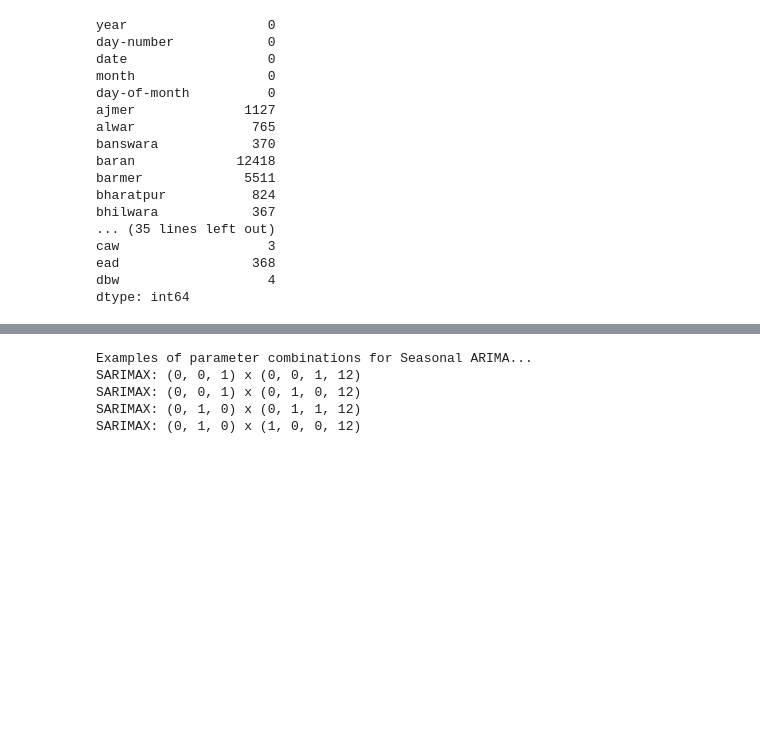
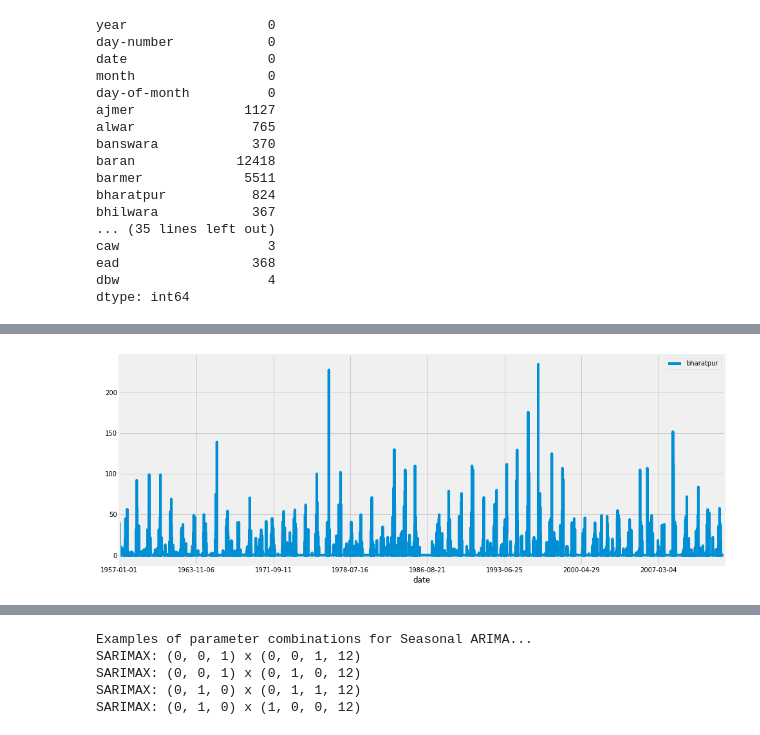
Before and after one commit to dev-essbee/rainfall-analysis, a Jupyter notebook: notebooks/Arima_B.ipynb, the cells around one changed output, grey strips where cells are left out. Cells and saved outputs as stored; diff of their text form; code cells hidden in the pictures; blank space fills up the shorter version.

```diff
--- a/notebooks/Arima_B.ipynb
+++ b/notebooks/Arima_B.ipynb
@@ -75,0 +112,5 @@ plt.show()
+# %%
+bharatpur.plot(figsize=(15, 6))
+plt.show()
+# %% [output]
+[figure, added]
```
Also changed, not shown: parts of 13 cells of this notebook.
